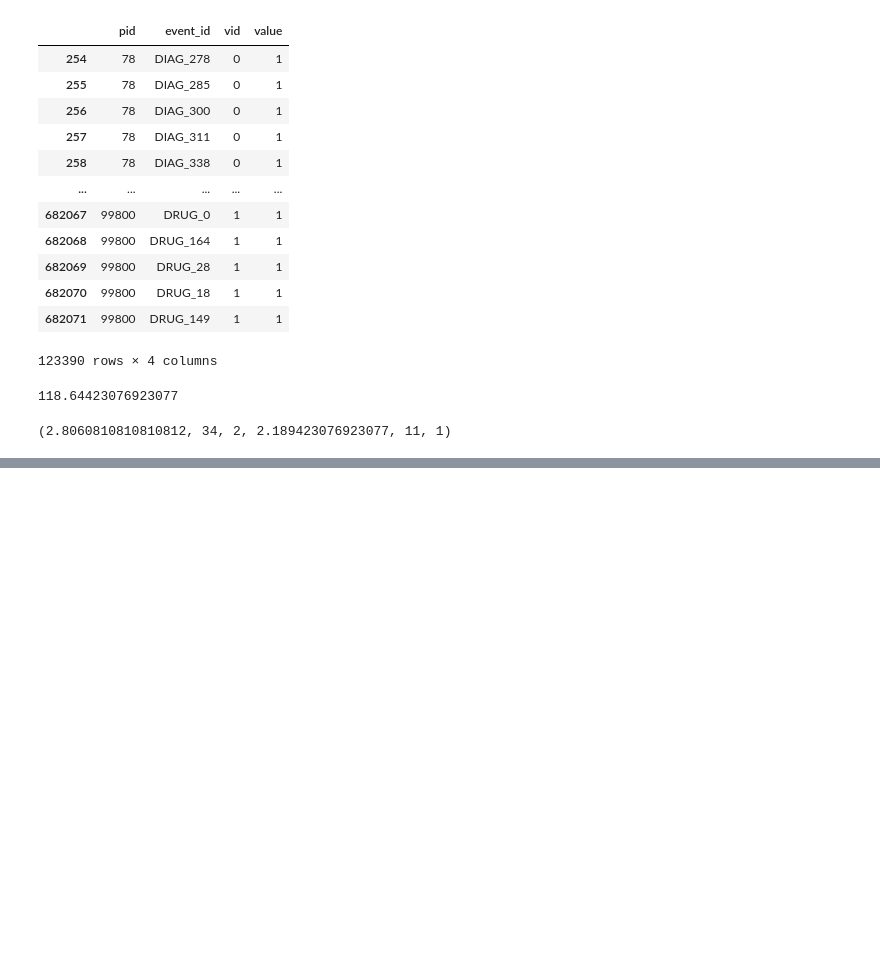
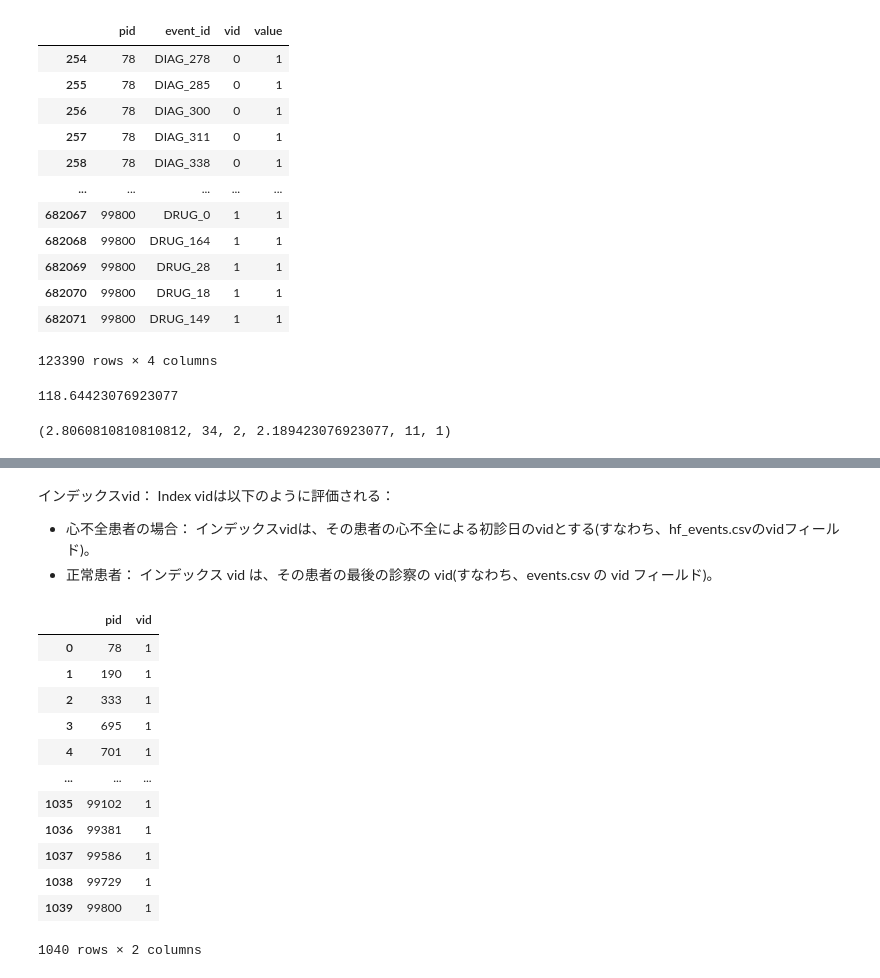
Before and after one commit to niikun/DL_for_health_care, a Jupyter notebook: HW1.ipynb, the cells around one changed output, grey strips where cells are left out. Drawn from its saved outputs; the diff is of its cells as text; code cells hidden in the pictures; blank space fills up the shorter version.

```diff
--- a/HW1.ipynb
+++ b/HW1.ipynb
@@ -375,0 +475,2 @@ encounter_count_metrics(events, hf)
+# %%
+events_norm = events[~events["pid"].isin(set(hf["pid"].unique()))]
@@ -375,0 +496,21 @@ encounter_count_metrics(events, hf)
+# %% [markdown]
+インデックスvid： Index vidは以下のように評価される：
+- 心不全患者の場合： インデックスvidは、その患者の心不全による初診日のvidとする(すなわち、hf_events.csvのvidフィールド)。
+- 正常患者： インデックス vid は、その患者の最後の診察の vid(すなわち、events.csv の vid フィールド)。
+# %%
+pid_indx_vid_norm = pd.DataFrame(events_norm.groupby("pid")["vid"].max()).reset_index()
+pid_indx_vid_norm
+# %% [output]
+|  | pid | vid |
+| 0 | 78 | 1 |
+| 1 | 190 | 1 |
+| 2 | 333 | 1 |
+| 3 | 695 | 1 |
+| 4 | 701 | 1 |
+| ... | ... | ... |
+| 1035 | 99102 | 1 |
+| 1036 | 99381 | 1 |
+| 1037 | 99586 | 1 |
+| 1038 | 99729 | 1 |
+| 1039 | 99800 | 1 |
+1040 rows × 2 columns
```
Also changed, not shown: parts of 41 cells of this notebook.
